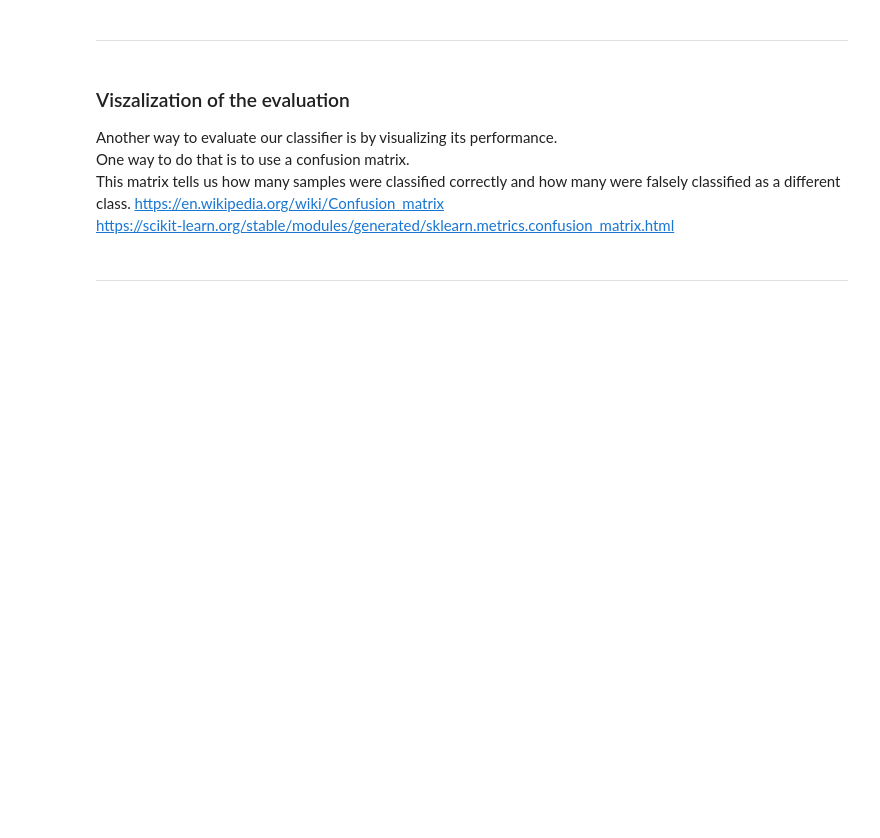
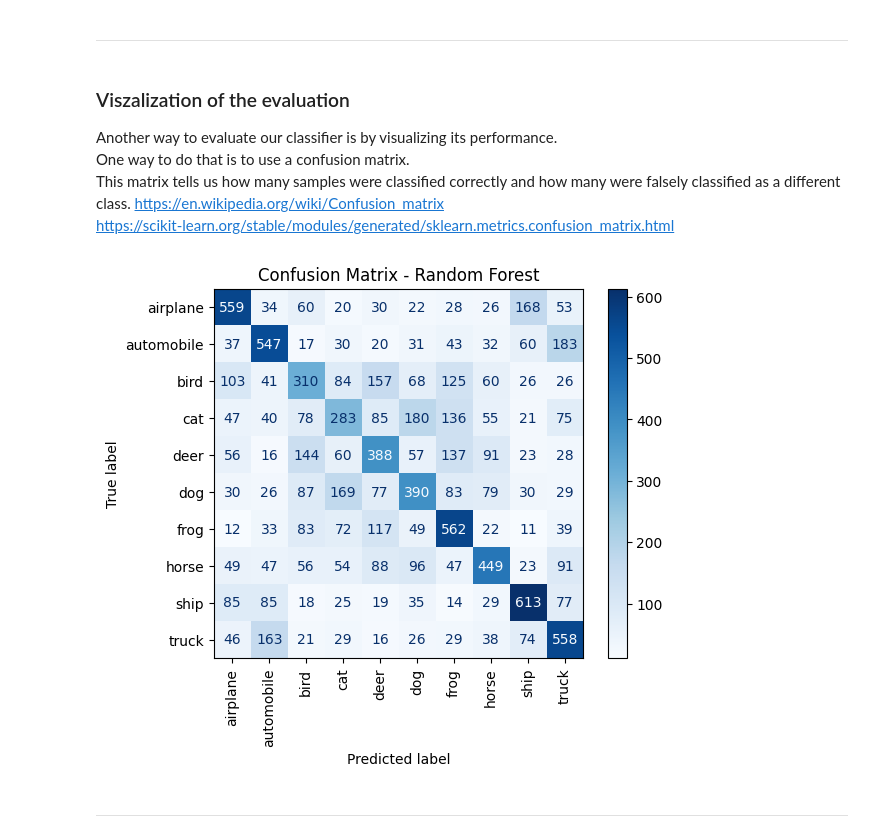
Before and after one commit to cnhdavid/Heuristic-Search, a Jupyter notebook: Machine Learning/Exercise_2_cifar.ipynb, the cells around one changed output. Saved outputs shown, nothing was run; the diff lists cells and outputs as text; code cells hidden in the pictures; blank space fills up the shorter version.

```diff
--- a/Machine Learning/Exercise_2_cifar.ipynb
+++ b/Machine Learning/Exercise_2_cifar.ipynb
@@ -319,7 +407,12 @@ For this we first need to once again prepare our data for the algorithm and then
 
 It should look like this `((50000, 3072), (10000, 3072))`
 # %%
-# Random forest classifier needs input in shape of (batch, flattended image) i.e (50000, 3072) -> 32*32*3  = 3072
-# ADD your code here
+import numpy as np
 
-X_train_flattened.shape, X_test_flattened.shape
+# Flatten the images
+X_train_flattened = X_train.reshape(X_train.shape[0], -1)
+X_test_flattened = X_test.reshape(X_test.shape[0], -1)
+
+# Check the new shapes
+print("X_train_flattened shape:", X_train_flattened.shape)
+print("X_test_flattened shape:", X_test_flattened.shape)
@@ -333,8 +429,15 @@ After our data has the right shape we can fit/train a RandomForest Classifier on
 #### TASK 05 - load and train a RandomForestClassifier
 ##### use scikit-learns random forest classifier and use your data set to train it https://scikit-learn.org/stable/modules/generated/sklearn.ensemble.RandomForestClassifier.html
 # %%
-% % time
+%%time
 from sklearn.ensemble import RandomForestClassifier
 
-rnf_clf =  #TODO: load the classifier
-# TODO: train the classifier on the data set
+# Load (create) the Random Forest model
+rnf_clf = RandomForestClassifier(
+    n_estimators=100,   # number of trees in the forest
+    random_state=42,    # for reproducibility
+    n_jobs=-1           # use all CPU cores for speed
+)
+
+# Train the model on your training data
+rnf_clf.fit(X_train_flattened, y_train)
@@ -364,4 +471,18 @@ Now with our predictions and the test data we can evaluate the classifier
 # %%
 from sklearn.metrics import accuracy_score, precision_score, recall_score, f1_score
 
-# TODO: Add your code here
+# Make predictions on the test data
+y_pred_clf = rnf_clf.predict(X_test_flattened)
+
+# Evaluate key performance metrics
+accuracy = accuracy_score(y_test, y_pred_clf)
+precision = precision_score(y_test, y_pred_clf, average='weighted')
+recall = recall_score(y_test, y_pred_clf, average='weighted')
+f1 = f1_score(y_test, y_pred_clf, average='weighted')
+
+# Print results
+print("Model Evaluation Metrics:")
+print(f"Accuracy:  {accuracy:.4f}")
+print(f"Precision: {precision:.4f}")
+print(f"Recall:    {recall:.4f}")
+print(f"F1 Score:  {f1:.4f}")
@@ -378,10 +505,14 @@ https://scikit-learn.org/stable/modules/generated/sklearn.metrics.confusion_matr
 # %%
 from sklearn.metrics import confusion_matrix, ConfusionMatrixDisplay
 
+# Generate and visualize confusion matrix
 cm = confusion_matrix(y_test, y_pred_clf)
 disp = ConfusionMatrixDisplay(confusion_matrix=cm, display_labels=class_names_dict.keys())
-disp.plot(xticks_rotation='vertical')
+disp.plot(cmap='Blues', xticks_rotation='vertical')
+plt.title("Confusion Matrix - Random Forest")
 plt.show()
+# %% [output]
+[figure, added]
 # %% [markdown]
 --------------------------------------------------------------
 # %% [markdown]
```
Also changed, not shown: parts of 33 cells of this notebook, 1 other file.
